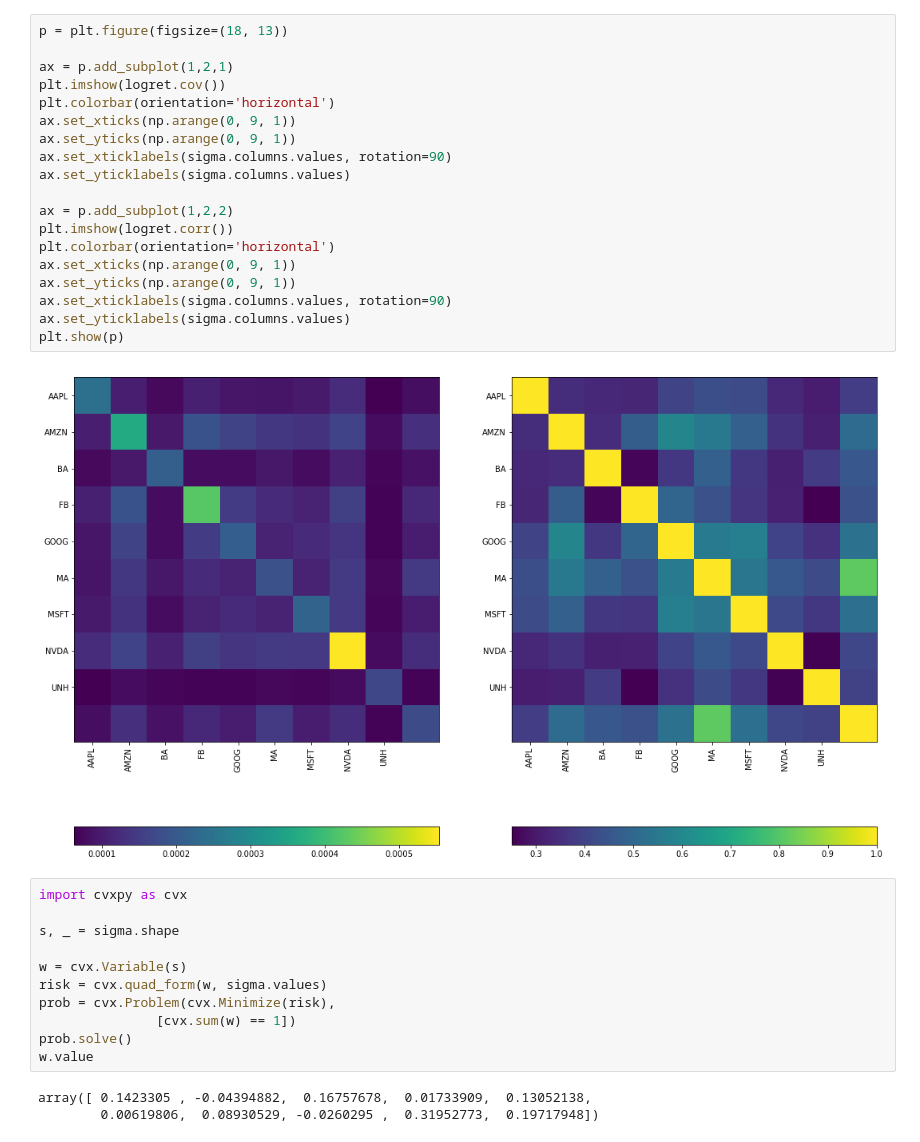
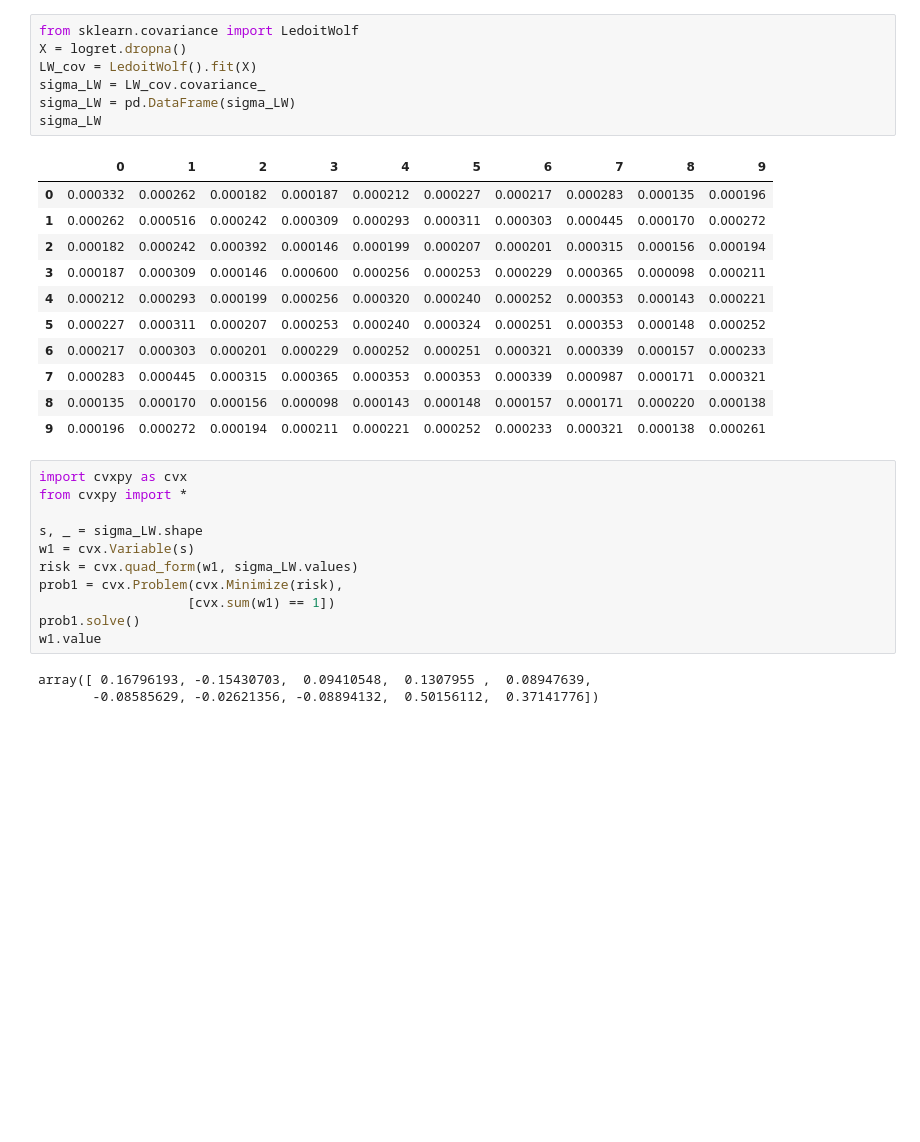
Before and after one commit to demidang12/PSTAT134FinalGroupProject, a Jupyter notebook: FinalProject.ipynb, the cells around one changed output. Cells and saved outputs as stored; diff of their text form; blank space fills up the shorter version.

```diff
--- a/FinalProject.ipynb
+++ b/FinalProject.ipynb
@@ -87,35 +286,33 @@ sigma
-# %%
-p = plt.figure(figsize=(18, 13))
-
-ax = p.add_subplot(1,2,1)
-plt.imshow(logret.cov())
-plt.colorbar(orientation='horizontal')
-ax.set_xticks(np.arange(0, 9, 1))
-ax.set_yticks(np.arange(0, 9, 1))
-ax.set_xticklabels(sigma.columns.values, rotation=90)
-ax.set_yticklabels(sigma.columns.values)
-
-ax = p.add_subplot(1,2,2)
-plt.imshow(logret.corr())
-plt.colorbar(orientation='horizontal')
-ax.set_xticks(np.arange(0, 9, 1))
-ax.set_yticks(np.arange(0, 9, 1))
-ax.set_xticklabels(sigma.columns.values, rotation=90)
-ax.set_yticklabels(sigma.columns.values)
-plt.show(p)
-# %% [output]
-[figure, removed]
+# %%
+from sklearn.covariance import LedoitWolf
+X = logret.dropna()
+LW_cov = LedoitWolf().fit(X)
+sigma_LW = LW_cov.covariance_
+sigma_LW = pd.DataFrame(sigma_LW)
+sigma_LW
+# %% [output]
+|  | 0 | 1 | 2 | 3 | 4 | 5 | 6 | 7 | 8 | 9 |
+| 0 | 0.000332 | 0.000262 | 0.000182 | 0.000187 | 0.000212 | 0.000227 | 0.000217 | 0.000283 | 0.000135 | 0.000196 |
+| 1 | 0.000262 | 0.000516 | 0.000242 | 0.000309 | 0.000293 | 0.000311 | 0.000303 | 0.000445 | 0.000170 | 0.000272 |
+| 2 | 0.000182 | 0.000242 | 0.000392 | 0.000146 | 0.000199 | 0.000207 | 0.000201 | 0.000315 | 0.000156 | 0.000194 |
+| 3 | 0.000187 | 0.000309 | 0.000146 | 0.000600 | 0.000256 | 0.000253 | 0.000229 | 0.000365 | 0.000098 | 0.000211 |
+| 4 | 0.000212 | 0.000293 | 0.000199 | 0.000256 | 0.000320 | 0.000240 | 0.000252 | 0.000353 | 0.000143 | 0.000221 |
+| 5 | 0.000227 | 0.000311 | 0.000207 | 0.000253 | 0.000240 | 0.000324 | 0.000251 | 0.000353 | 0.000148 | 0.000252 |
+| 6 | 0.000217 | 0.000303 | 0.000201 | 0.000229 | 0.000252 | 0.000251 | 0.000321 | 0.000339 | 0.000157 | 0.000233 |
+| 7 | 0.000283 | 0.000445 | 0.000315 | 0.000365 | 0.000353 | 0.000353 | 0.000339 | 0.000987 | 0.000171 | 0.000321 |
+| 8 | 0.000135 | 0.000170 | 0.000156 | 0.000098 | 0.000143 | 0.000148 | 0.000157 | 0.000171 | 0.000220 | 0.000138 |
+| 9 | 0.000196 | 0.000272 | 0.000194 | 0.000211 | 0.000221 | 0.000252 | 0.000233 | 0.000321 | 0.000138 | 0.000261 |
 # %%
 import cvxpy as cvx
+from cvxpy import *
 
-s, _ = sigma.shape
-
-w = cvx.Variable(s)
-risk = cvx.quad_form(w, sigma.values)
-prob = cvx.Problem(cvx.Minimize(risk),
-               [cvx.sum(w) == 1])
-prob.solve()
-w.value
+s, _ = sigma_LW.shape
+w1 = cvx.Variable(s)
+risk = cvx.quad_form(w1, sigma_LW.values)
+prob1 = cvx.Problem(cvx.Minimize(risk),
+                   [cvx.sum(w1) == 1])
+prob1.solve()
+w1.value
 # %% [output]
-array([ 0.1423305 , -0.04394882,  0.16757678,  0.01733909,  0.13052138,
-        0.00619806,  0.08930529, -0.0260295 ,  0.31952773,  0.19717948])
+array([ 0.16796193, -0.15430703,  0.09410548,  0.1307955 ,  0.08947639,
+       -0.08585629, -0.02621356, -0.08894132,  0.50156112,  0.37141776])
```
Also changed, not shown: parts of 36 cells of this notebook.
